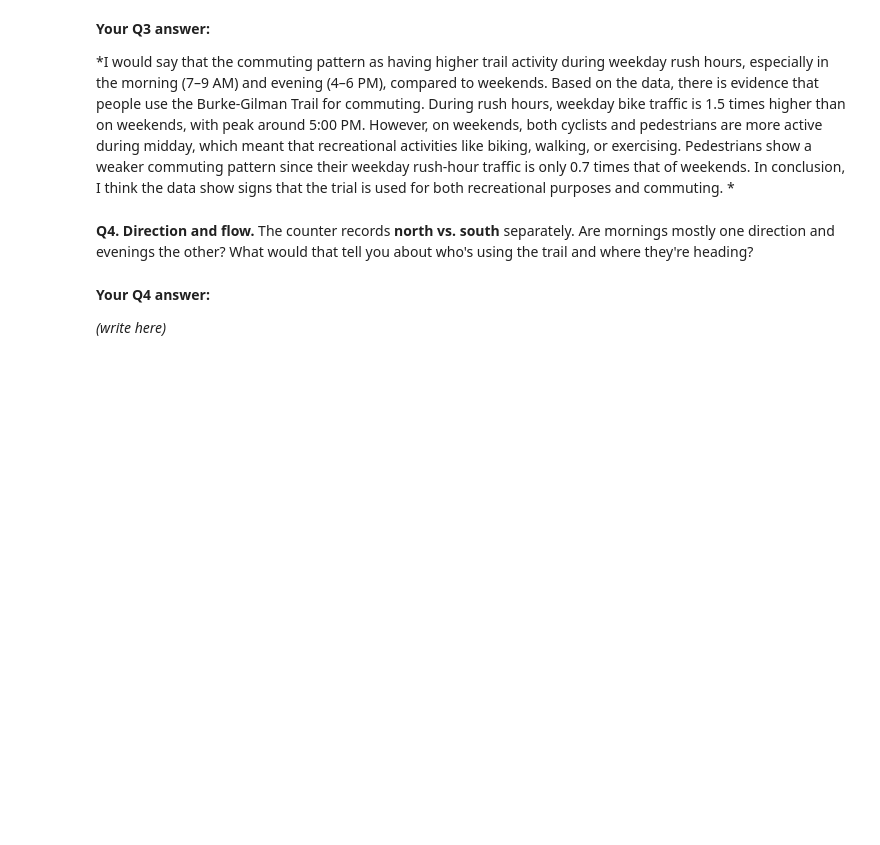
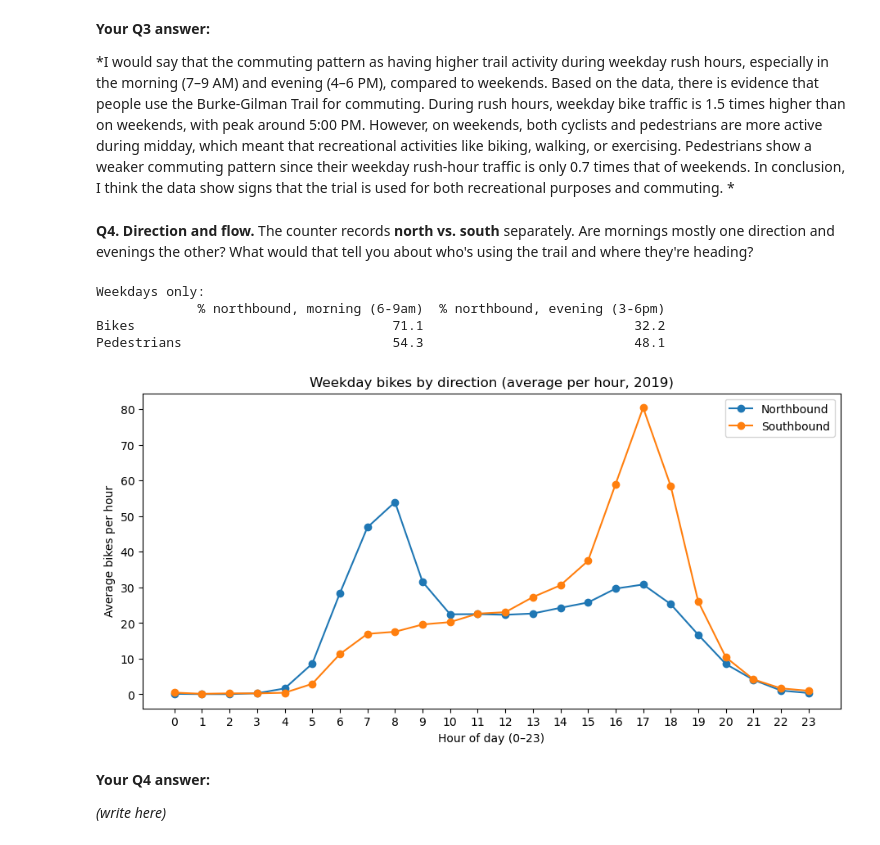
Before and after one commit to tjpippo/hcde-410, a Jupyter notebook: A1/A1.ipynb, the cells around one changed output. Cells and saved outputs as stored; diff of their text form; code cells hidden in the pictures; blank space fills up the shorter version.

```diff
--- a/A1/A1.ipynb
+++ b/A1/A1.ipynb
@@ -279,6 +279,35 @@ Pedestrians: weekday is 0.7x weekend at rush hour (7-8am, 5pm), and 0.5x weekend
 The counter records **north vs. south** separately. Are mornings mostly one direction and evenings the other? What would that tell you about who's using the trail and where they're heading?
 # %%
 # Your code for Q4
+weekdays = df[df["day_type"] == "Weekday"]
+direction = weekdays.groupby("hour")[["bike_north", "bike_south", "ped_north", "ped_south"]].mean()
+
+def pct_northbound(hours, mode):
+    rows = direction.loc[hours]
+    north, south = rows[f"{mode}_north"].sum(), rows[f"{mode}_south"].sum()
+    return round(north / (north + south) * 100, 1)
+
+morning, evening = [6, 7, 8, 9], [15, 16, 17, 18]
+flow = pd.DataFrame({
+    "% northbound, morning (6-9am)": [pct_northbound(morning, "bike"), pct_northbound(morning, "ped")],
+    "% northbound, evening (3-6pm)": [pct_northbound(evening, "bike"), pct_northbound(evening, "ped")],
+}, index=["Bikes", "Pedestrians"])
+print("Weekdays only:")
+print(flow.to_string())
+
+direction[["bike_north", "bike_south"]].plot(figsize=(11, 5), marker="o")
+plt.title("Weekday bikes by direction (average per hour, 2019)")
+plt.xlabel("Hour of day (0–23)")
+plt.ylabel("Average bikes per hour")
+plt.xticks(range(0, 24))
+plt.legend(["Northbound", "Southbound"])
+plt.show()
+# %% [output]
+Weekdays only:
+             % northbound, morning (6-9am)  % northbound, evening (3-6pm)
+Bikes                                 71.1                           32.2
+Pedestrians                           54.3                           48.1
+[figure, added]
 # %% [markdown]
 **Your Q4 answer:**
 
```
